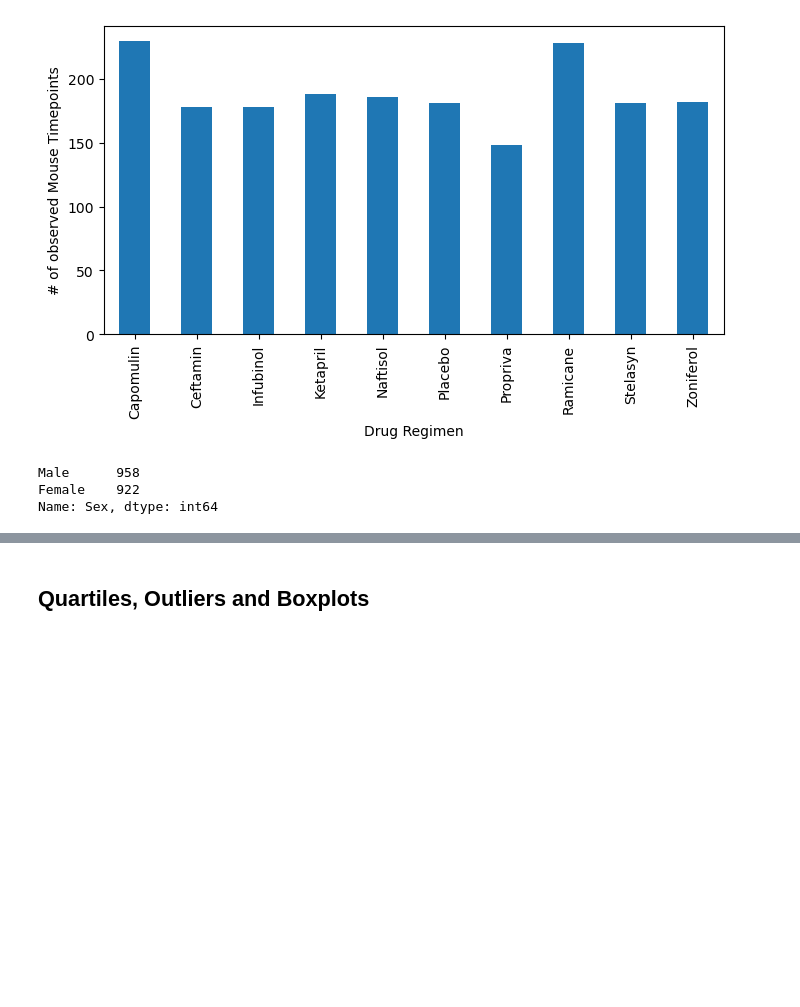
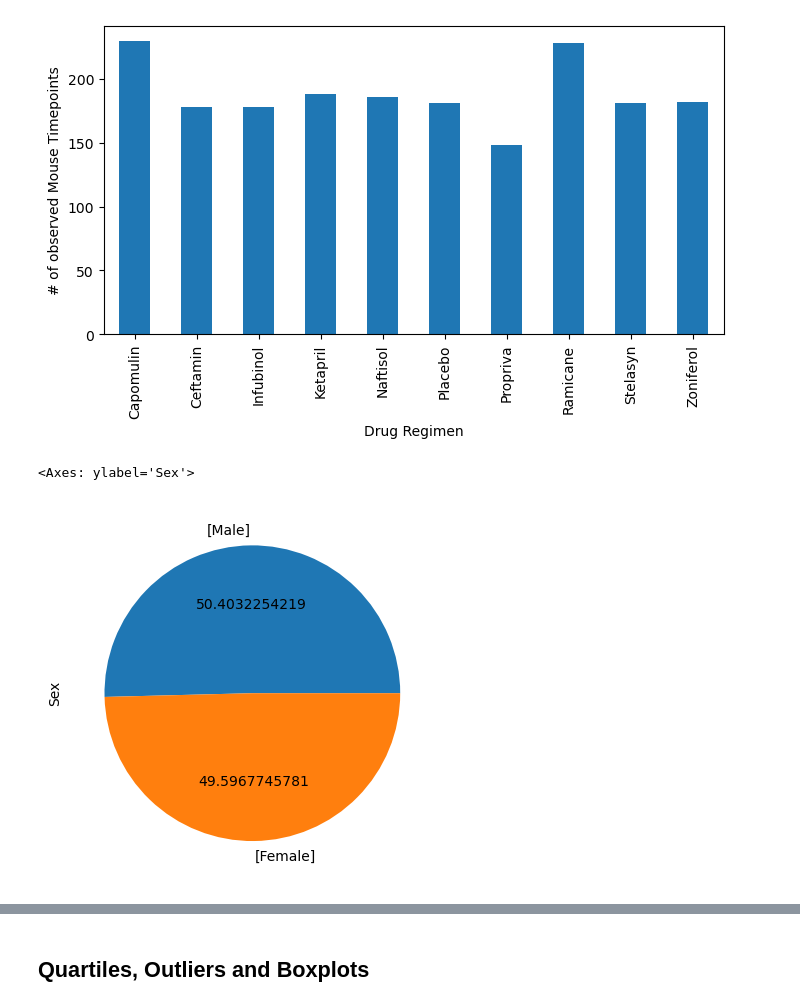
Before and after one commit to kwlayton1/Pymaceuticals, a Jupyter notebook: pymaceuticals_capomulin_study.ipynb, the cells around one changed output, grey strips where cells are left out. Drawn from its saved outputs; the diff is of its cells as text; code cells hidden in the pictures; blank space fills up the shorter version.

```diff
--- a/pymaceuticals_capomulin_study.ipynb
+++ b/pymaceuticals_capomulin_study.ipynb
@@ -152,18 +152,15 @@ plt.ylabel("# of observed Mouse Timepoints")
 plt.show()
 # %% [output]
 [figure]
-# %%
-# Generate a pie plot showing the distribution of female versus male mice using Pandas
-# Generate a bar plot showing the total number of rows (Mouse ID/Timepoints) for each drug regimen using Pandas.
-#female_male = cap_study.count() ['sex']
-#mouse_count = cap_study['Mouse ID'].value_counts()
-female_male = cap_study['Sex'].value_counts()
-female_male
-#female_male.plot(kind='pie', ylabel='Sex')
-#female_male.plot(kind='pie', legend=False, autopct='%.f', subplots=True, figsize=(14,8))
-# %% [output]
-Male      958
-Female    922
-Name: Sex, dtype: int64
+# %%
+# Generate a pie plot showing the distribution of female versus male mice using Pandas
+
+total_count = cap_study.groupby('Mouse ID')['Sex'].unique()
+total= total_count.value_counts()
+#total  Output = Male] 125, [Female] 123   Name: Sex, dtype: int64
+total.plot(kind='pie', y='Sex', autopct='%.10f')
+# %% [output]
+<Axes: ylabel='Sex'>
+[figure, added]
 # %%
 # Generate a pie plot showing the distribution of female versus male mice using pyplot
```
Also changed, not shown: parts of 1 cell of this notebook.
